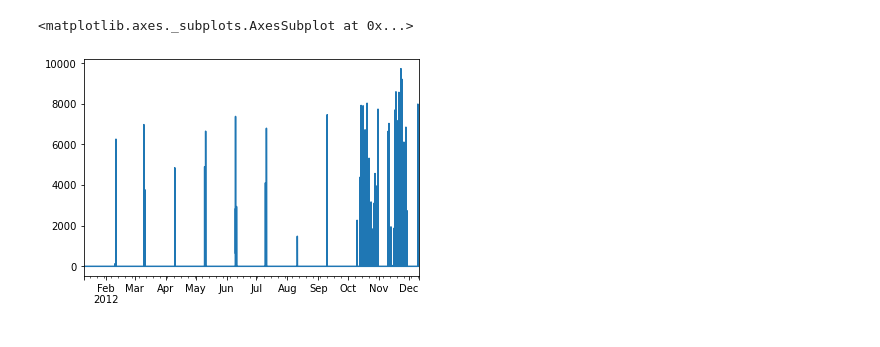
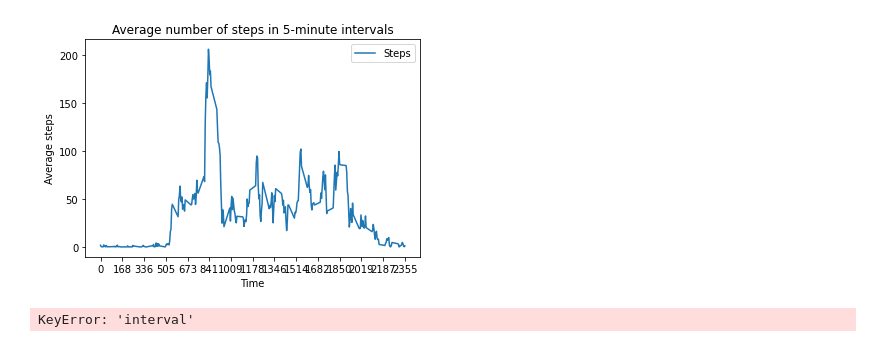
Before and after one commit to JVuns/Assignments, a Jupyter notebook: Pandas/B.ipynb, the cells around one changed output. Cells and saved outputs as stored; diff of their text form; code cells hidden in the pictures.

```diff
--- a/Pandas/B.ipynb
+++ b/Pandas/B.ipynb
@@ -6,23 +6,24 @@ from matplotlib import pyplot as plt
 import time
 pd.set_option("display.max_rows", None, "display.max_columns", None)
 filepath = "D:/Ran/activity.csv"
-# %%
-df = pd.read_csv(filepath)
-# df["interval"] = pd.to_timedelta(df["interval"], unit="s")
-# df["date"] = pd.to_datetime(df['date'])
-step_list = []
-date = pd.to_timedelta(df["interval"], unit="s")
-interval = pd.to_datetime(df['date'])
-datetime = date+interval
-# print(datetime)
-steps = df["steps"]
-for step in steps:
-    step_list.append(step)
-newDf = pd.Series(step_list,index=datetime)
-newDf.to_frame()
-# print(newDf)
-plswork = newDf.resample("5T").sum()
-plswork.plot(kind="line")
-# %% [output]
-<matplotlib.axes._subplots.AxesSubplot at 0x...>
-[figure, removed]
+# %%
+df = pd.read_csv(filepath)
+
+interval = []
+steps = []
+
+for x in df['interval'].unique():
+    interval.append(x)
+    steps.append(df.loc[df['interval']==x, 'steps'].dropna().mean())
+
+df = pd.DataFrame({"Interval": interval, "Steps": steps})
+df.plot.line(x="Interval", y="Steps")
+plt.title("Average number of steps in 5-minute intervals")
+plt.xlabel("Time")
+plt.ylabel("Average steps")
+plt.xticks(np.linspace(0, 2355, 15))
+plt.show()
+print(f"Interval with max average step: {df.loc[df['Steps']==df['Steps'].max(), 'Interval'].item()}.")
+# %% [output]
+[figure, added]
+KeyError: 'interval'
```
